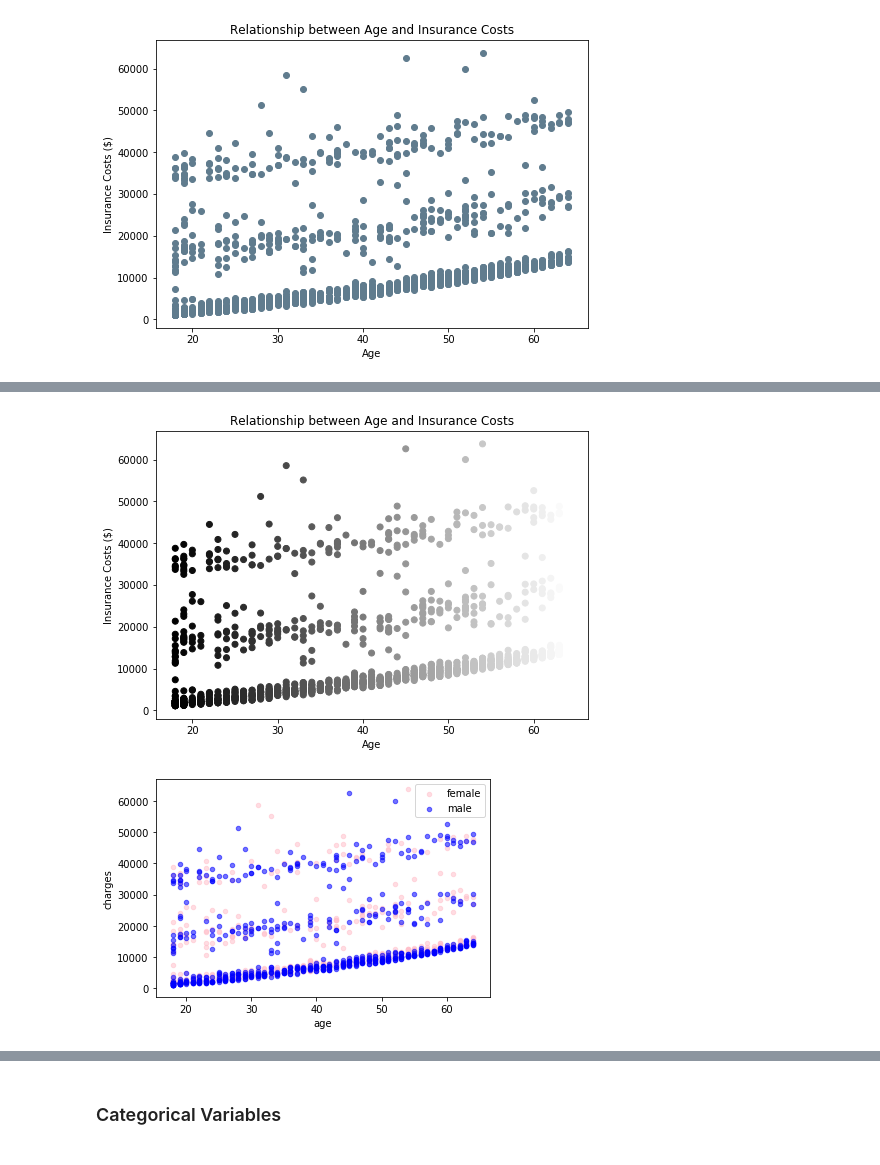
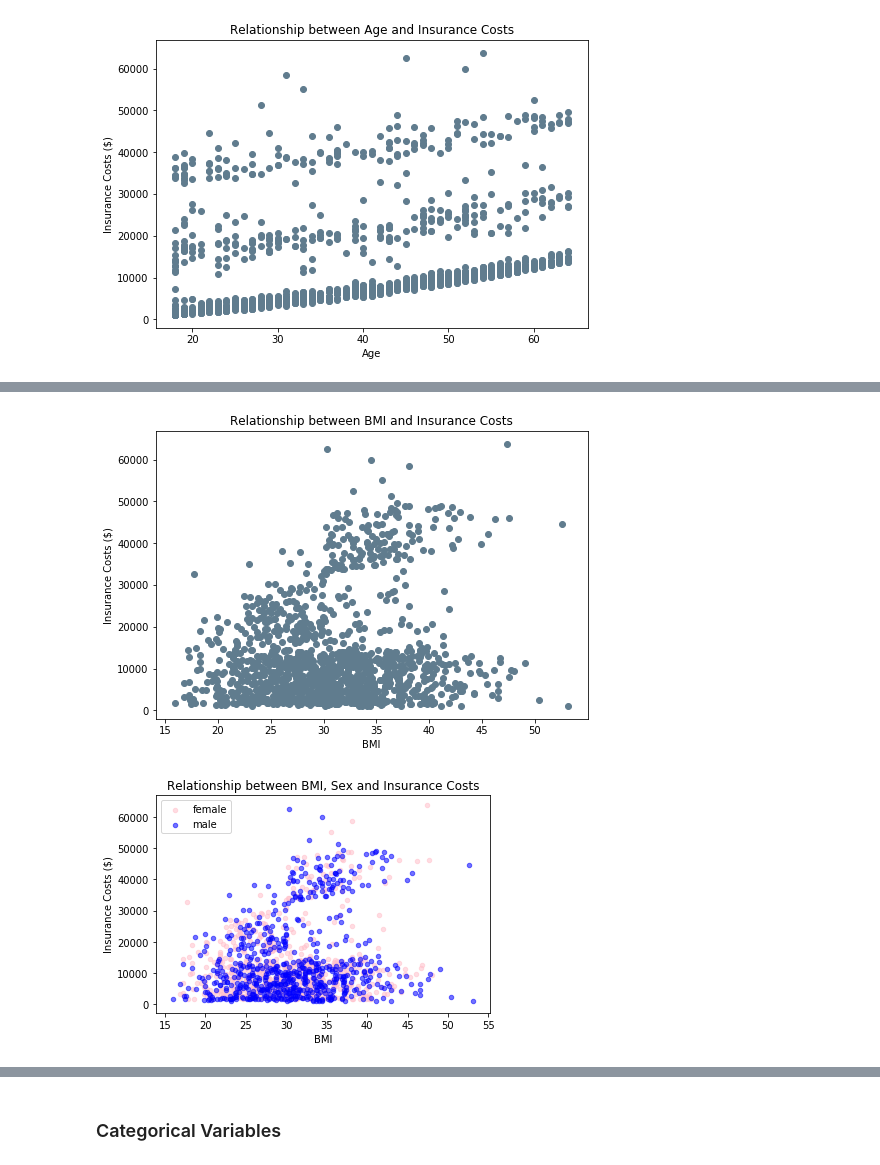
Before and after one commit to SamBall999/ACML-Assignments, a Jupyter notebook: A1_Linear_Regression/ACML_A1_1603701.ipynb, the cells around one changed output, grey strips where cells are left out. Cells and saved outputs as stored; diff of their text form; code cells hidden in the pictures.

```diff
--- a/A1_Linear_Regression/ACML_A1_1603701.ipynb
+++ b/A1_Linear_Regression/ACML_A1_1603701.ipynb
@@ -21,6 +20,6 @@ The chosen dataset involves factors affecting medical insurance costs where cost
 # %%
 #----IMPORT DATA----#
-data_path = "./data/insurance.csv" # data given in CSV format
+data_path = "./insurance.csv" # data given in CSV format
 df = pd.read_csv(data_path) #read in data
 
 pd.set_option('display.max_columns', None) #show all columns
@@ -96,25 +112,26 @@ plt.show()
 # %%
-#Relationship between charges and age
+#Relationship between charges and Body Mass Index (BMI)
 fig=plt.figure()
 ax=fig.add_axes([0,0,1,1])
-#ax.scatter(df["age"], df["charges"], color='#607c8e')
-ax.scatter(df["age"], df["charges"], c=df["age"], cmap='gray')
-ax.set_xlabel('Age')
+ax.scatter(df["bmi"], df["charges"], color='#607c8e')
+ax.set_xlabel('BMI')
 ax.set_ylabel('Insurance Costs ($)')
-ax.set_title('Relationship between Age and Insurance Costs')
+ax.set_title('Relationship between BMI and Insurance Costs')
 plt.show()
 # %% [output]
-[figure, old version]
+[figure, new version]
 # %%
-#Relationship between charges, age and sex
-
+#Relationship between charges and BMI, showing distribution according to male and female
 fig, ax = plt.subplots()
 colors = {'female':'pink', 'male':'blue'}
 
 grouped = df.groupby('sex')
 for key, group in grouped:
-    group.plot(ax=ax, kind='scatter', x='age', y='charges', label=key, color=colors[key], alpha=0.55)
+    group.plot(ax=ax, kind='scatter', x='bmi', y='charges', label=key, color=colors[key], alpha=0.55)
 
+ax.set_xlabel('BMI')
+ax.set_ylabel('Insurance Costs ($)')
+ax.set_title('Relationship between BMI, Sex and Insurance Costs')
 plt.show()
 # %% [output]
-[figure, old version]
+[figure, new version]
```
Also changed, not shown: parts of 108 cells of this notebook.
